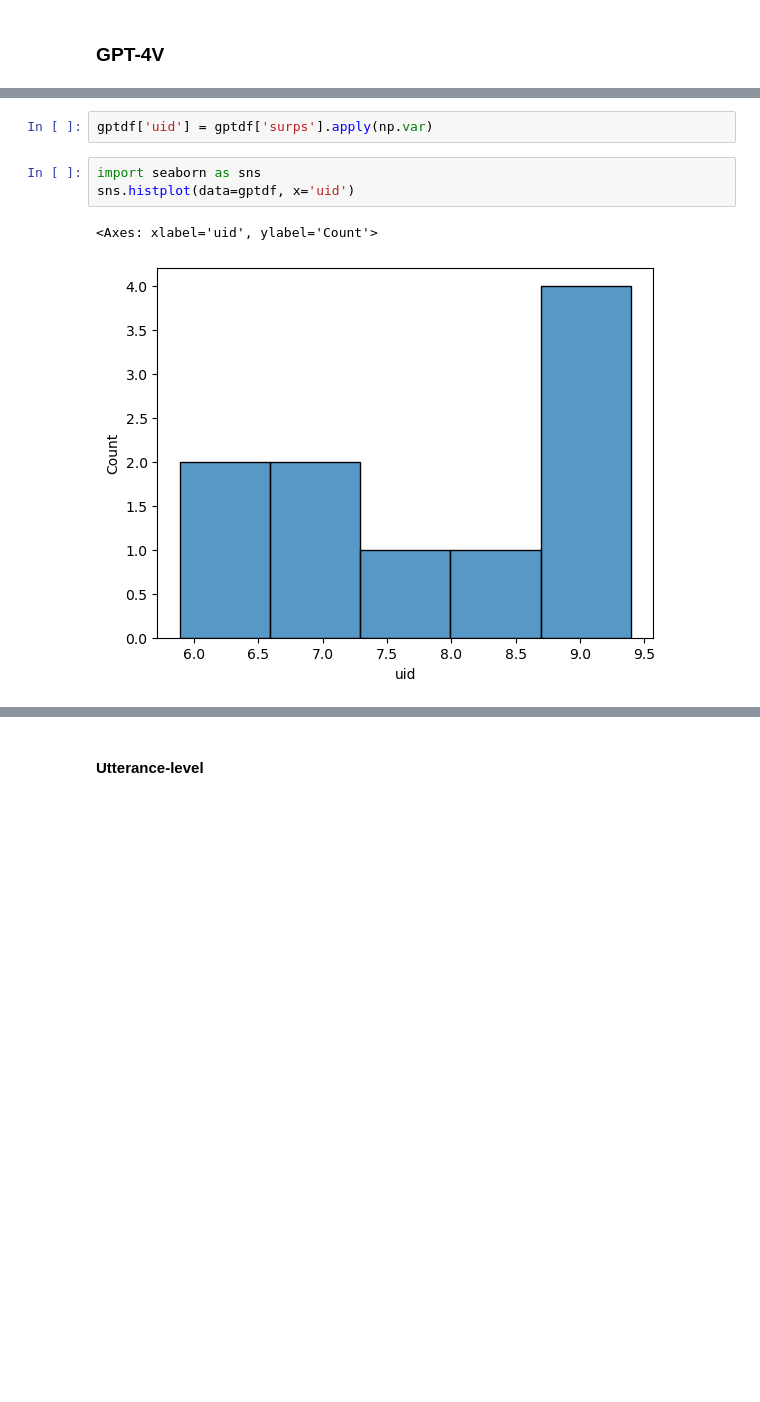
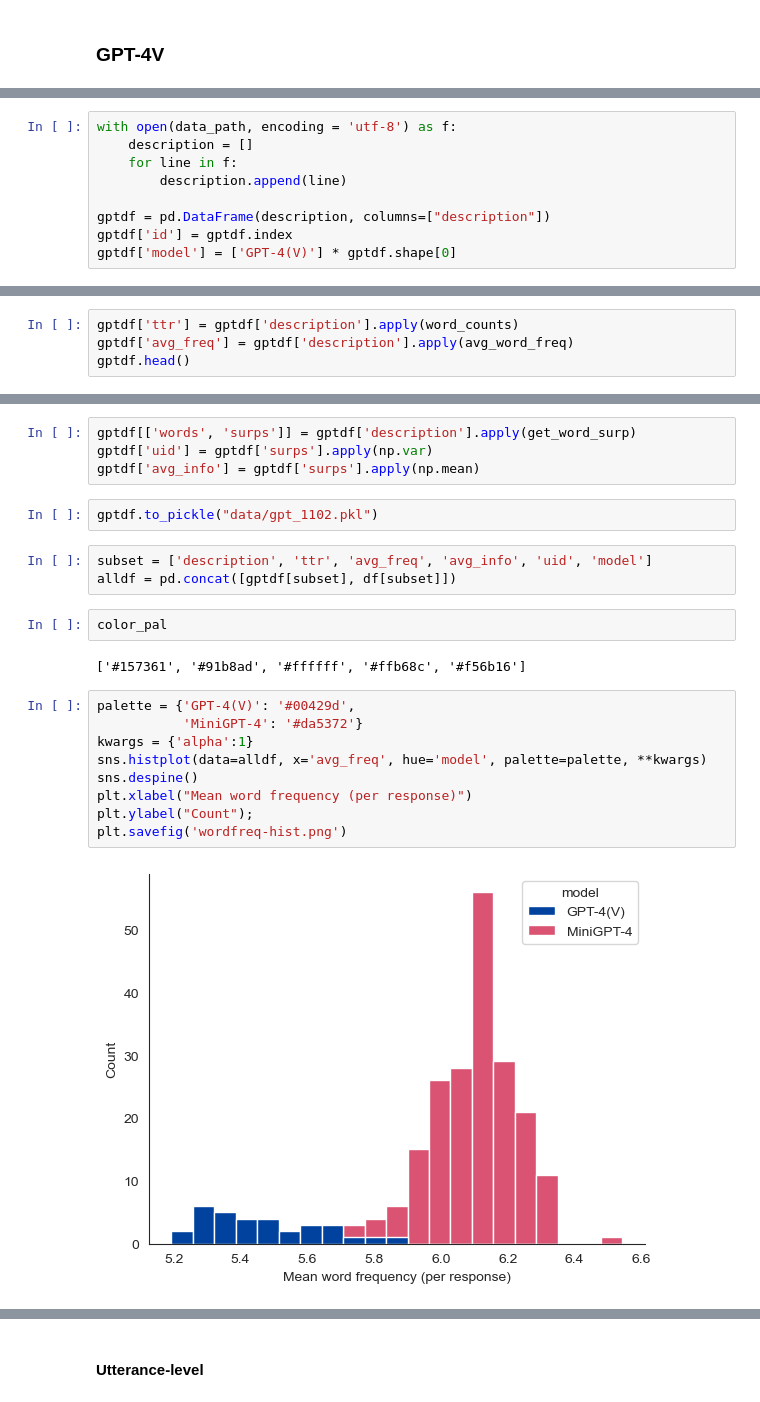
Before and after one commit to zimine/anlp23_project, a Jupyter notebook: project_torch.ipynb, the cells around one changed output, grey strips where cells are left out. Drawn from its saved outputs; the diff is of its cells as text; blank space fills up the shorter version.

```diff
--- a/project_torch.ipynb
+++ b/project_torch.ipynb
@@ -374,0 +346,9 @@ gptdf[['words', 'surps']] = gptdf['Description'].apply(get_word_surp)
+# %%
+with open(data_path, encoding = 'utf-8') as f:
+    description = []
+    for line in f:
+        description.append(line)
+
+gptdf = pd.DataFrame(description, columns=["description"])
+gptdf['id'] = gptdf.index
+gptdf['model'] = ['GPT-4(V)'] * gptdf.shape[0]
@@ -374,0 +364,4 @@ gptdf[['words', 'surps']] = gptdf['Description'].apply(get_word_surp)
+# %%
+gptdf['ttr'] = gptdf['description'].apply(word_counts)
+gptdf['avg_freq'] = gptdf['description'].apply(avg_word_freq)
+gptdf.head()
@@ -375,8 +375,24 @@ gptdf[['words', 'surps']] = gptdf['Description'].apply(get_word_surp)
 # %%
+gptdf[['words', 'surps']] = gptdf['description'].apply(get_word_surp)
 gptdf['uid'] = gptdf['surps'].apply(np.var)
+gptdf['avg_info'] = gptdf['surps'].apply(np.mean)
-# %%
-import seaborn as sns
-sns.histplot(data=gptdf, x='uid')
-# %% [output]
-<Axes: xlabel='uid', ylabel='Count'>
-[figure, removed]
+# %%
+gptdf.to_pickle("data/gpt_1102.pkl")
+# %%
+subset = ['description', 'ttr', 'avg_freq', 'avg_info', 'uid', 'model']
+alldf = pd.concat([gptdf[subset], df[subset]])
+# %%
+color_pal
+# %% [output]
+['#157361', '#91b8ad', '#ffffff', '#ffb68c', '#f56b16']
+# %%
+palette = {'GPT-4(V)': '#00429d',
+           'MiniGPT-4': '#da5372'}
+kwargs = {'alpha':1}
+sns.histplot(data=alldf, x='avg_freq', hue='model', palette=palette, **kwargs)
+sns.despine()
+plt.xlabel("Mean word frequency (per response)")
+plt.ylabel("Count");
+plt.savefig('wordfreq-hist.png')
+# %% [output]
+[figure, added]
```
Also changed, not shown: parts of 45 cells of this notebook, 8 other files.
